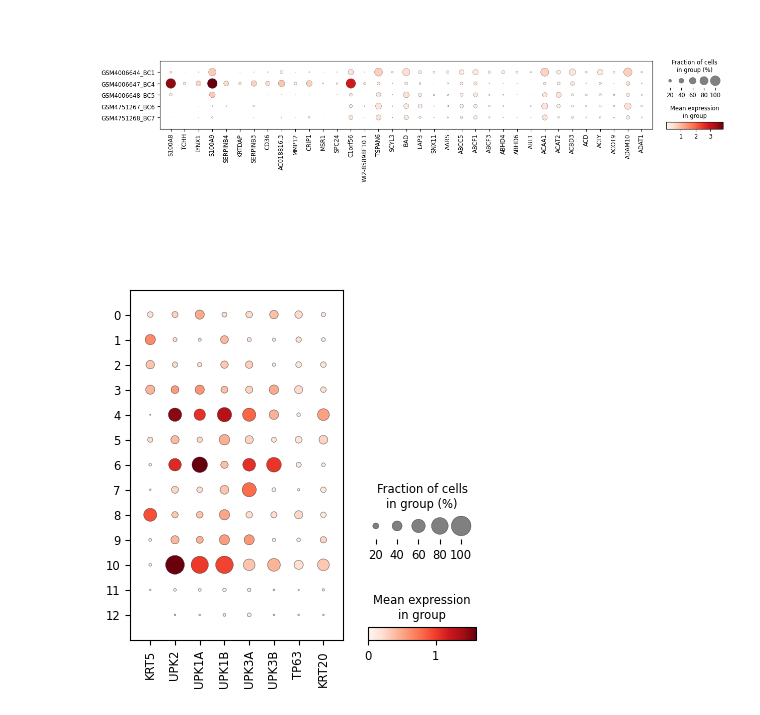
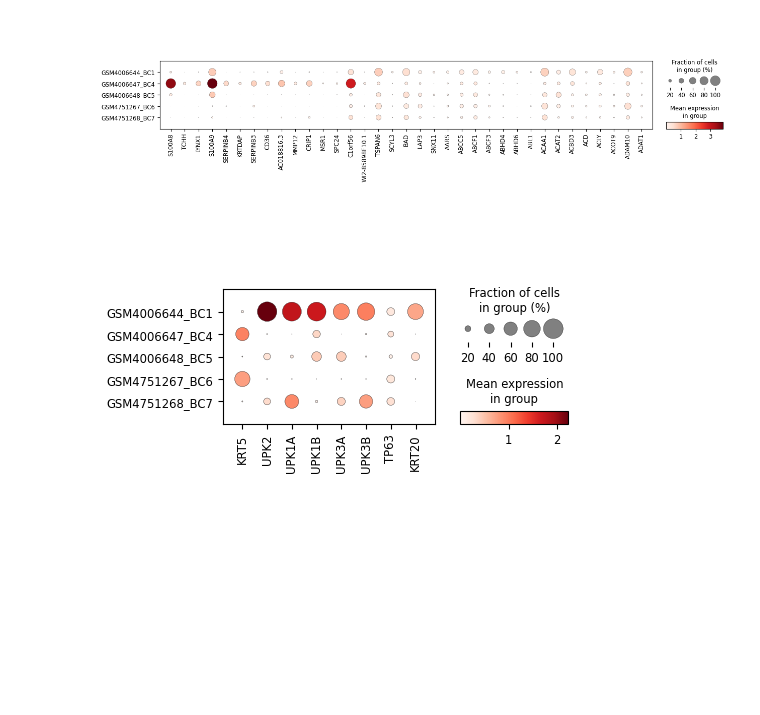
Before and after one commit to jingsday/blca_publication, a Jupyter notebook: blca_publication_Scripts/blca_Scripts_scRNA/blca_sc_svm_4000.ipynb, the cells around one changed output. Drawn from its saved outputs; the diff is of its cells as text; code cells hidden in the pictures; blank space fills up the shorter version.

```diff
--- a/blca_publication_Scripts/blca_Scripts_scRNA/blca_sc_svm_4000.ipynb
+++ b/blca_publication_Scripts/blca_Scripts_scRNA/blca_sc_svm_4000.ipynb
@@ -305,6 +312,6 @@ sc.pl.dotplot(adata_non_immune, ["S100A8",
 # %% [output]
 [figure]
 # %%
-sc.pl.dotplot(adata_non_immune, ['KRT5','UPK2','UPK1A','UPK1B','UPK3A','UPK3B','TP63','KRT20'],groupby='leiden')#8 umbrella cells
+sc.pl.dotplot(adata_non_immune, ['KRT5','UPK2','UPK1A','UPK1B','UPK3A','UPK3B','TP63','KRT20'],groupby='source')#8 umbrella cells
 # %% [output]
-[figure, old version]
+[figure, new version]
```
Also changed, not shown: parts of 5 cells of this notebook, 2 other files.
